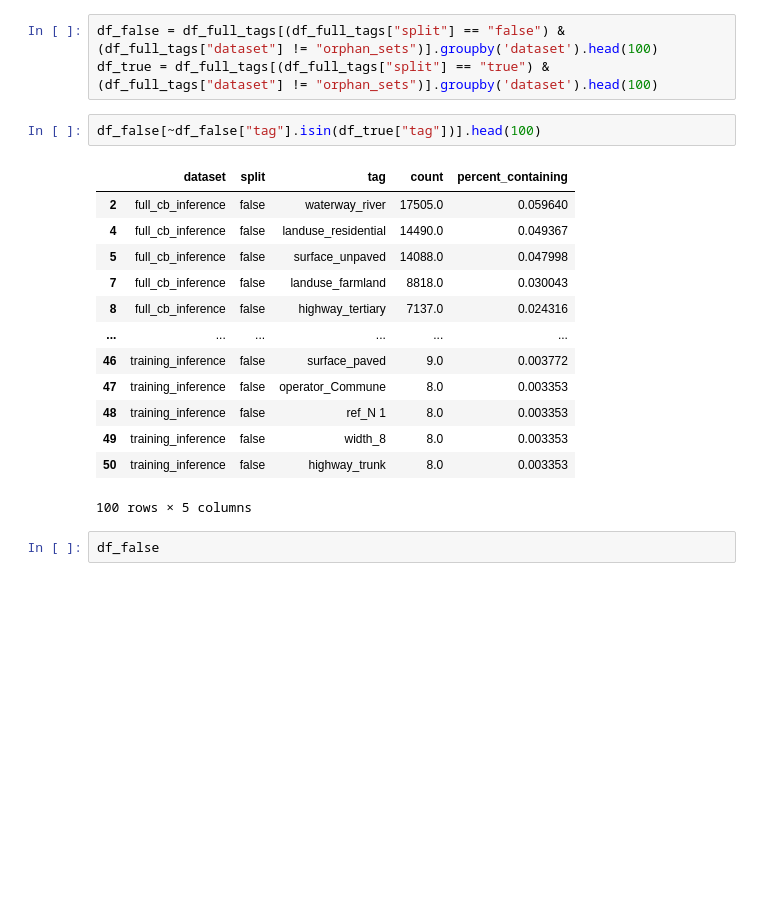
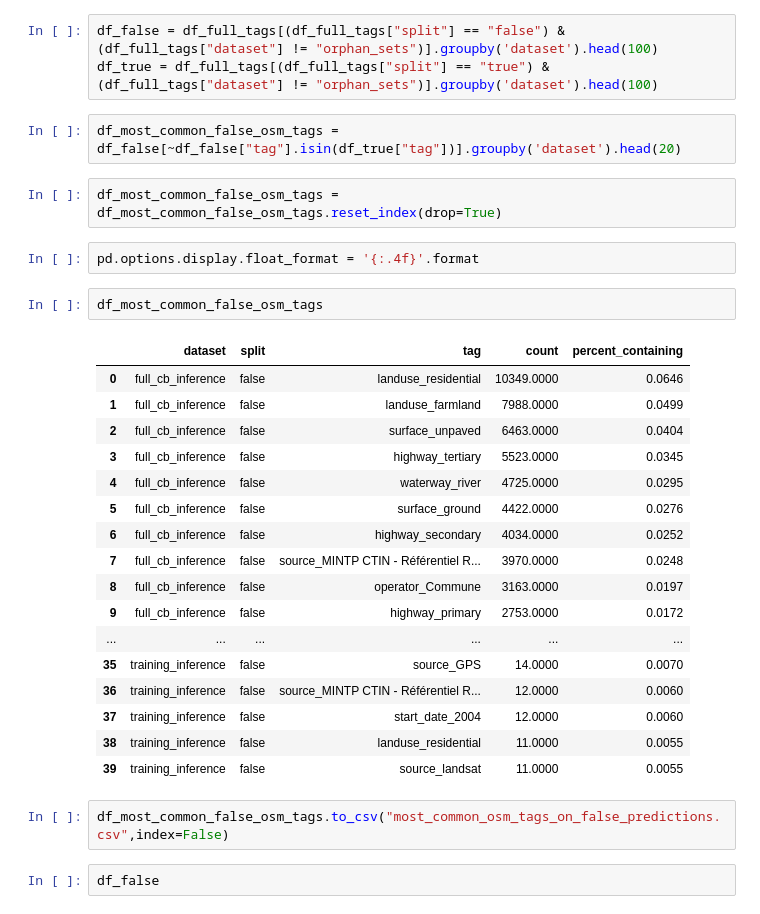
Before and after one commit to Project-Canopy/cb_feature_detection, a Jupyter notebook: analytics/ISL_Predictions_OSM_Intersection.ipynb, the cells around one changed output. Saved outputs shown, nothing was run; the diff lists cells and outputs as text; blank space fills up the shorter version.

Commit message:
export of csv containing osm tags contenders for filtering prediction set

```diff
--- a/analytics/ISL_Predictions_OSM_Intersection.ipynb
+++ b/analytics/ISL_Predictions_OSM_Intersection.ipynb
@@ -243,21 +262,33 @@ df_full_tags[df_full_tags["dataset"] != "orphan_sets"]
 df_false = df_full_tags[(df_full_tags["split"] == "false") & (df_full_tags["dataset"] != "orphan_sets")].groupby('dataset').head(100)
 df_true = df_full_tags[(df_full_tags["split"] == "true") & (df_full_tags["dataset"] != "orphan_sets")].groupby('dataset').head(100)
 # %%
-df_false[~df_false["tag"].isin(df_true["tag"])].head(100)
+df_most_common_false_osm_tags = df_false[~df_false["tag"].isin(df_true["tag"])].groupby('dataset').head(20)
-# %% [output]
-|  | dataset | split | tag | count | percent_containing |
-| 2 | full_cb_inference | false | waterway_river | 17505.0 | 0.059640 |
-| 4 | full_cb_inference | false | landuse_residential | 14490.0 | 0.049367 |
-| 5 | full_cb_inference | false | surface_unpaved | 14088.0 | 0.047998 |
-| 7 | full_cb_inference | false | landuse_farmland | 8818.0 | 0.030043 |
-| 8 | full_cb_inference | false | highway_tertiary | 7137.0 | 0.024316 |
-| ... | ... | ... | ... | ... | ... |
-| 46 | training_inference | false | surface_paved | 9.0 | 0.003772 |
-| 47 | training_inference | false | operator_Commune | 8.0 | 0.003353 |
-| 48 | training_inference | false | ref_N 1 | 8.0 | 0.003353 |
-| 49 | training_inference | false | width_8 | 8.0 | 0.003353 |
-| 50 | training_inference | false | highway_trunk | 8.0 | 0.003353 |
-100 rows × 5 columns
+# %%
+df_most_common_false_osm_tags = df_most_common_false_osm_tags.reset_index(drop=True)
+# %%
+pd.options.display.float_format = '{:.4f}'.format
+# %%
+df_most_common_false_osm_tags
+# %% [output]
+|  | dataset | split | tag | count | percent_containing |
+| 0 | full_cb_inference | false | landuse_residential | 10349.0000 | 0.0646 |
+| 1 | full_cb_inference | false | landuse_farmland | 7988.0000 | 0.0499 |
+| 2 | full_cb_inference | false | surface_unpaved | 6463.0000 | 0.0404 |
+| 3 | full_cb_inference | false | highway_tertiary | 5523.0000 | 0.0345 |
+| 4 | full_cb_inference | false | waterway_river | 4725.0000 | 0.0295 |
+| 5 | full_cb_inference | false | surface_ground | 4422.0000 | 0.0276 |
+| 6 | full_cb_inference | false | highway_secondary | 4034.0000 | 0.0252 |
+| 7 | full_cb_inference | false | source_MINTP CTIN - Référentiel R... | 3970.0000 | 0.0248 |
+| 8 | full_cb_inference | false | operator_Commune | 3163.0000 | 0.0197 |
+| 9 | full_cb_inference | false | highway_primary | 2753.0000 | 0.0172 |
+| ... | ... | ... | ... | ... | ... |
+| 35 | training_inference | false | source_GPS | 14.0000 | 0.0070 |
+| 36 | training_inference | false | source_MINTP CTIN - Référentiel R... | 12.0000 | 0.0060 |
+| 37 | training_inference | false | start_date_2004 | 12.0000 | 0.0060 |
+| 38 | training_inference | false | landuse_residential | 11.0000 | 0.0055 |
+| 39 | training_inference | false | source_landsat | 11.0000 | 0.0055 |
+# %%
+df_most_common_false_osm_tags.to_csv("most_common_osm_tags_on_false_predictions.csv",index=False)
 # %%
 df_false
 # %% [output]
```
Also changed, not shown: parts of 6 cells of this notebook, 2 other files.
